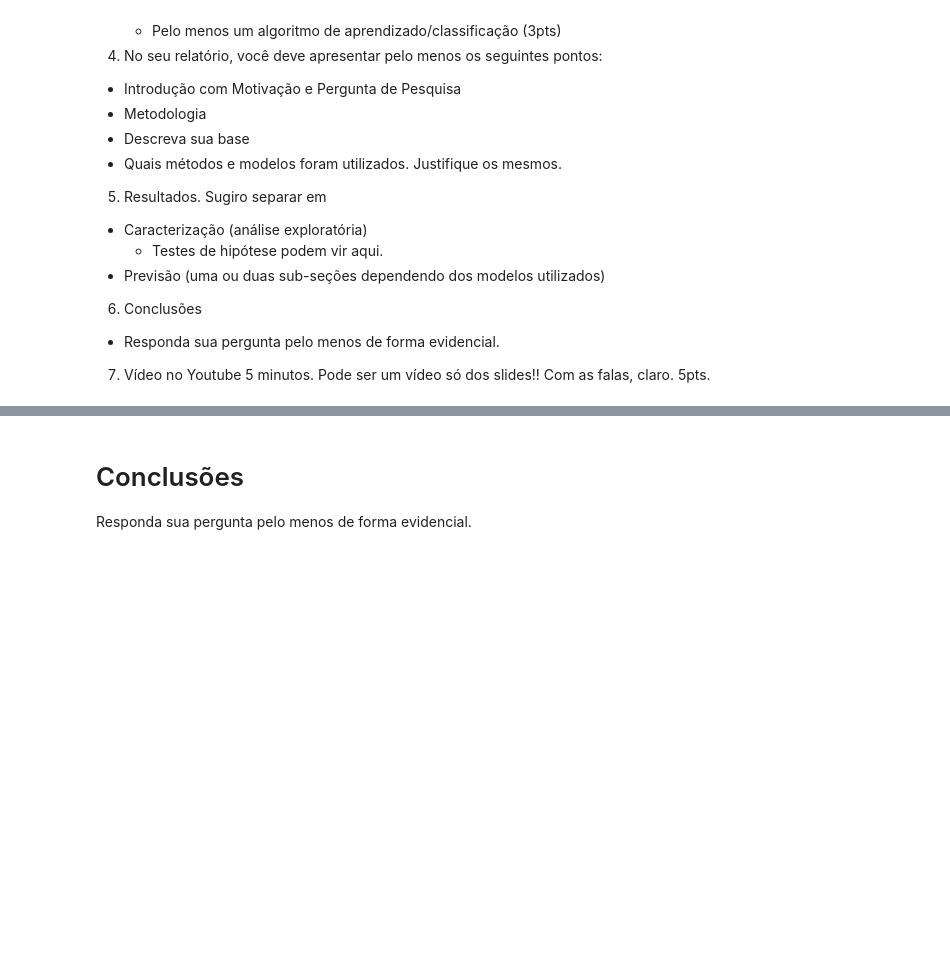
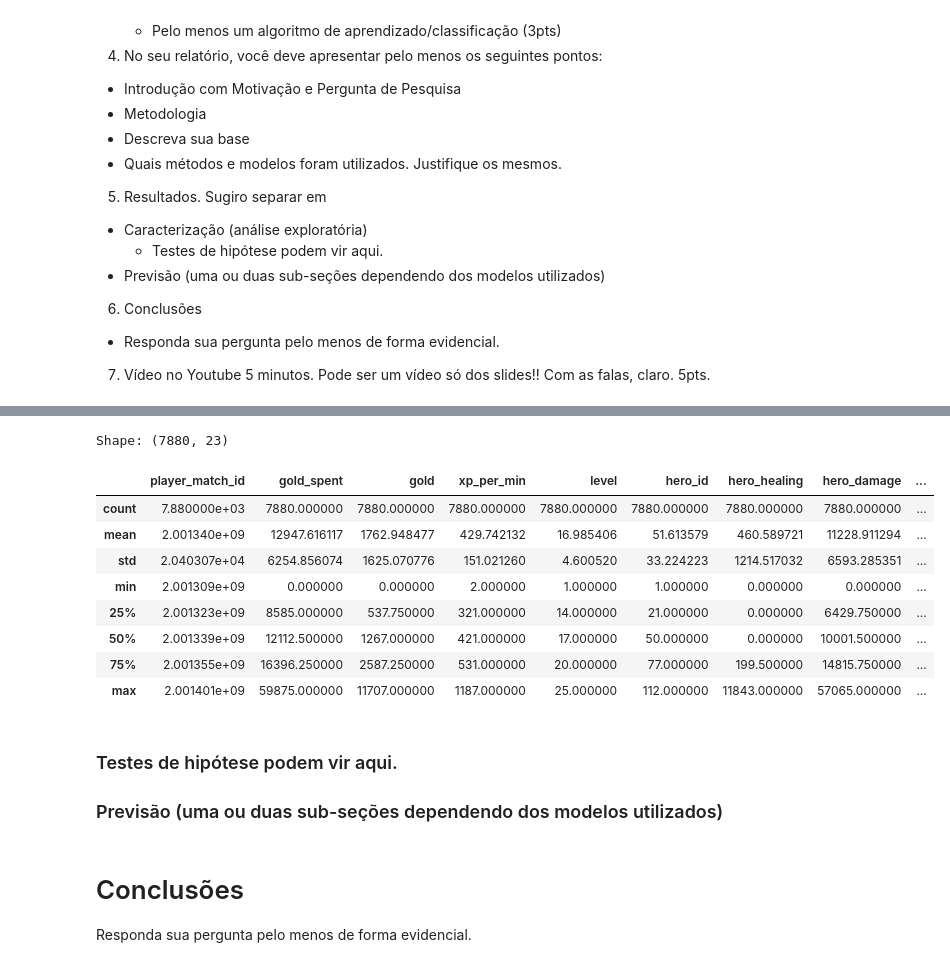
Before and after one commit to gabrielspires/Projeto-ICD, a Jupyter notebook: Projeto-ICD.ipynb, the cells around one changed output, grey strips where cells are left out. Saved outputs shown, nothing was run; the diff lists cells and outputs as text; code cells hidden in the pictures; blank space fills up the shorter version.

```diff
--- a/Projeto-ICD.ipynb
+++ b/Projeto-ICD.ipynb
@@ -84,3 +142,28 @@ Justifique os mesmos.
+# %%
+df_player = pd.read_sql_query(
+'''
+SELECT *
+FROM player
+''', conn)
+
+pd.set_option('display.max_columns', 23)
+print('Shape:', df_player.shape)
+df_player.describe()
+# %% [output]
+Shape: (7880, 23)
+|  | player_match_id | gold_spent | gold | xp_per_min | level | hero_id | hero_healing | hero_damage | ... |
+| count | 7.880000e+03 | 7880.000000 | 7880.000000 | 7880.000000 | 7880.000000 | 7880.000000 | 7880.000000 | 7880.000000 | ... |
+| mean | 2.001340e+09 | 12947.616117 | 1762.948477 | 429.742132 | 16.985406 | 51.613579 | 460.589721 | 11228.911294 | ... |
+| std | 2.040307e+04 | 6254.856074 | 1625.070776 | 151.021260 | 4.600520 | 33.224223 | 1214.517032 | 6593.285351 | ... |
+| min | 2.001309e+09 | 0.000000 | 0.000000 | 2.000000 | 1.000000 | 1.000000 | 0.000000 | 0.000000 | ... |
+| 25% | 2.001323e+09 | 8585.000000 | 537.750000 | 321.000000 | 14.000000 | 21.000000 | 0.000000 | 6429.750000 | ... |
+| 50% | 2.001339e+09 | 12112.500000 | 1267.000000 | 421.000000 | 17.000000 | 50.000000 | 0.000000 | 10001.500000 | ... |
+| 75% | 2.001355e+09 | 16396.250000 | 2587.250000 | 531.000000 | 20.000000 | 77.000000 | 199.500000 | 14815.750000 | ... |
+| max | 2.001401e+09 | 59875.000000 | 11707.000000 | 1187.000000 | 25.000000 | 112.000000 | 11843.000000 | 57065.000000 | ... |
+# %% [markdown]
+### Testes de hipótese podem vir aqui.
+
+### Previsão (uma ou duas sub-seções dependendo dos modelos utilizados)
 # %% [markdown]
 # Conclusões
 Responda sua pergunta pelo menos de forma evidencial.
```
Also changed, not shown: parts of 8 cells of this notebook.
